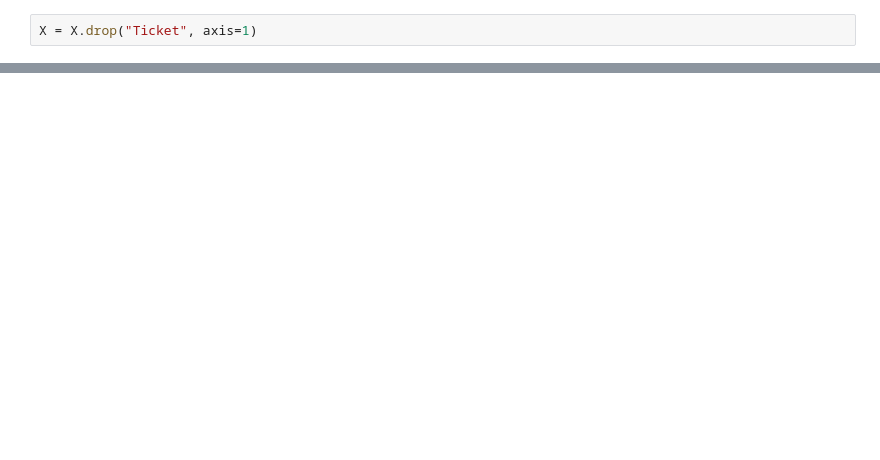
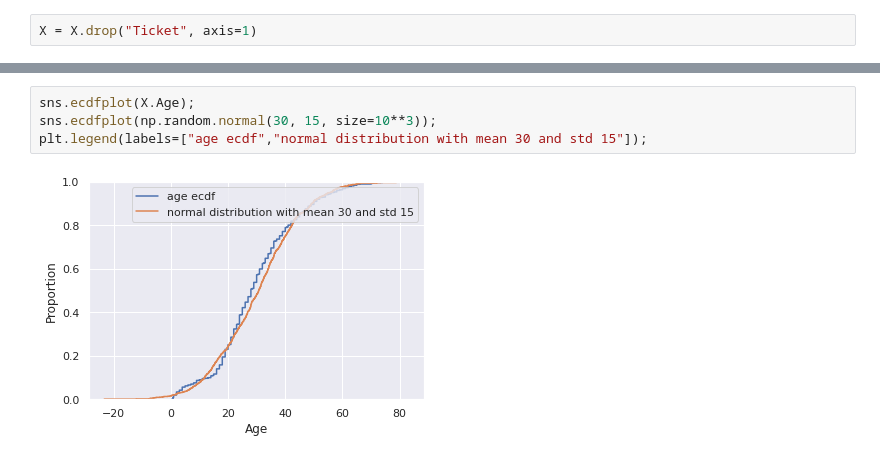
Before and after one commit to denisvivdenko/titanic_practice_dataset, a Jupyter notebook: EDA.ipynb, the cells around one changed output, grey strips where cells are left out. Drawn from its saved outputs; the diff is of its cells as text; blank space fills up the shorter version.

```diff
--- a/EDA.ipynb
+++ b/EDA.ipynb
@@ -134,0 +159,6 @@ X.head(2)
+# %%
+sns.ecdfplot(X.Age);
+sns.ecdfplot(np.random.normal(30, 15, size=10**3));
+plt.legend(labels=["age ecdf","normal distribution with mean 30 and std 15"]);
+# %% [output]
+[figure, added]
```
Also changed, not shown: parts of 16 cells of this notebook.
